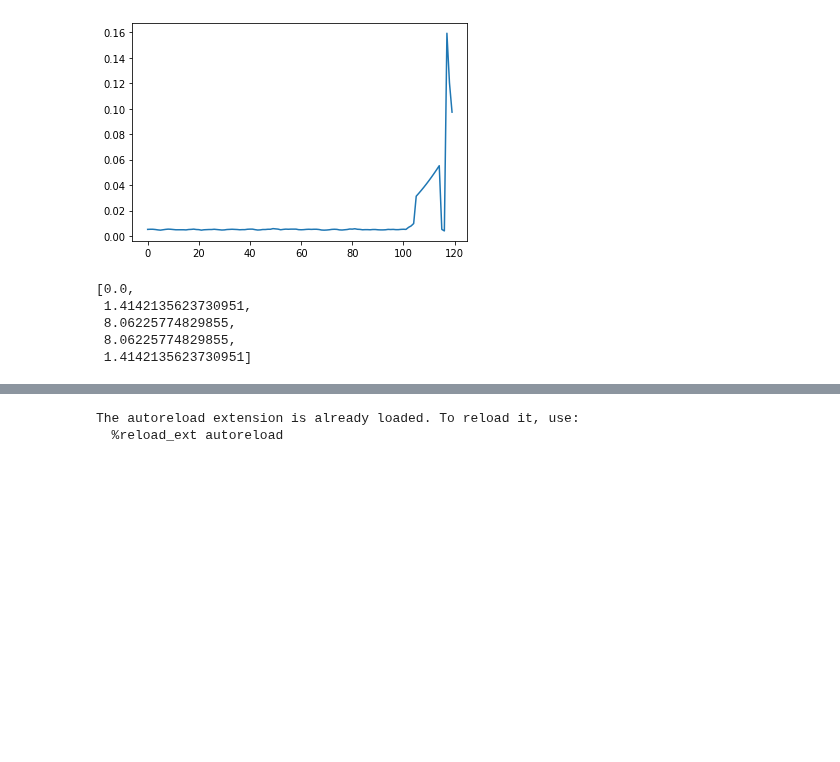
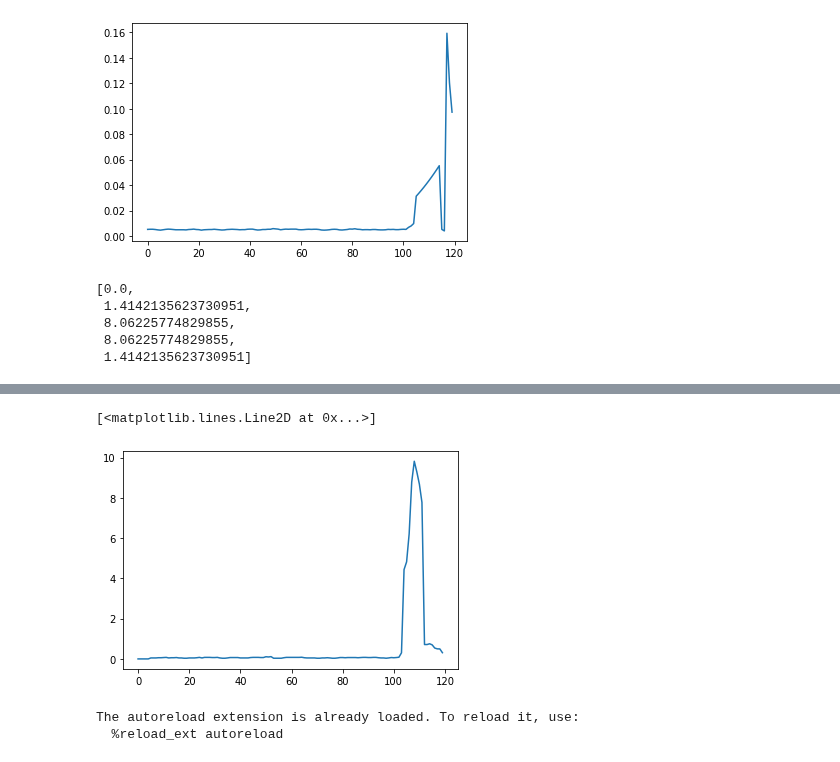
Before and after one commit to ai4sre/meltria-analyzer, a Jupyter notebook: notebooks/changepoint.ipynb, the cells around one changed output, grey strips where cells are left out. Drawn from its saved outputs; the diff is of its cells as text; code cells hidden in the pictures; blank space fills up the shorter version.

```diff
--- a/notebooks/changepoint.ipynb
+++ b/notebooks/changepoint.ipynb
@@ -133,3 +160,11 @@ plt.plot(scores2)
+# %%
+zscores = scipy.stats.zscore(white_noise_series)
+knn = KNNOutlierDetector(6, 1)
+wn_scores = knn.score(zscores)
+plt.plot(wn_scores)
+# %% [output]
+[<matplotlib.lines.Line2D at 0x...>]
+[figure, added]
 # %%
 %load_ext autoreload
 %autoreload 2
```
Also changed, not shown: parts of 7 cells of this notebook.
